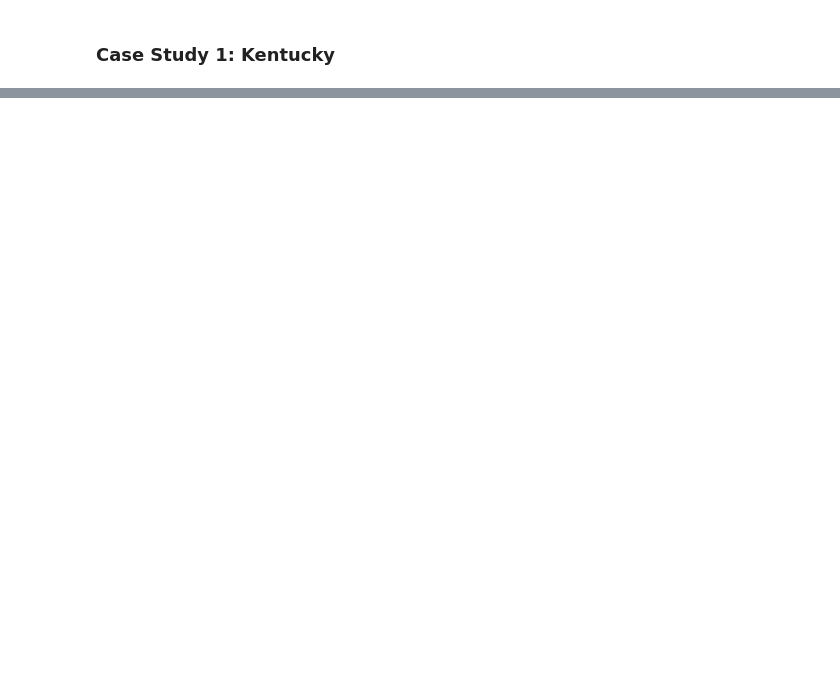
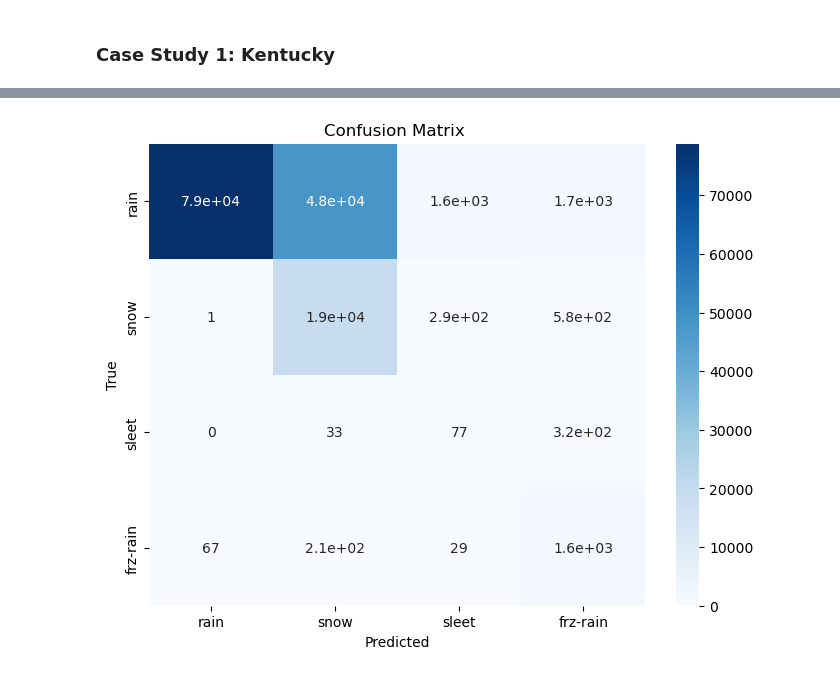
Before and after one commit to ai2es/ptype-physical, a Jupyter notebook: notebooks/Evals_ConfusionMatrices.ipynb, the cells around one changed output, grey strips where cells are left out. Saved outputs shown, nothing was run; the diff lists cells and outputs as text; code cells hidden in the pictures; blank space fills up the shorter version.

```diff
--- a/notebooks/Evals_ConfusionMatrices.ipynb
+++ b/notebooks/Evals_ConfusionMatrices.ipynb
@@ -147,0 +172,4 @@ plt.show()
+# %%
+plot_CM(truth, pred, None)
+# %% [output]
+[figure, added]
```
Also changed, not shown: parts of 18 cells of this notebook.
